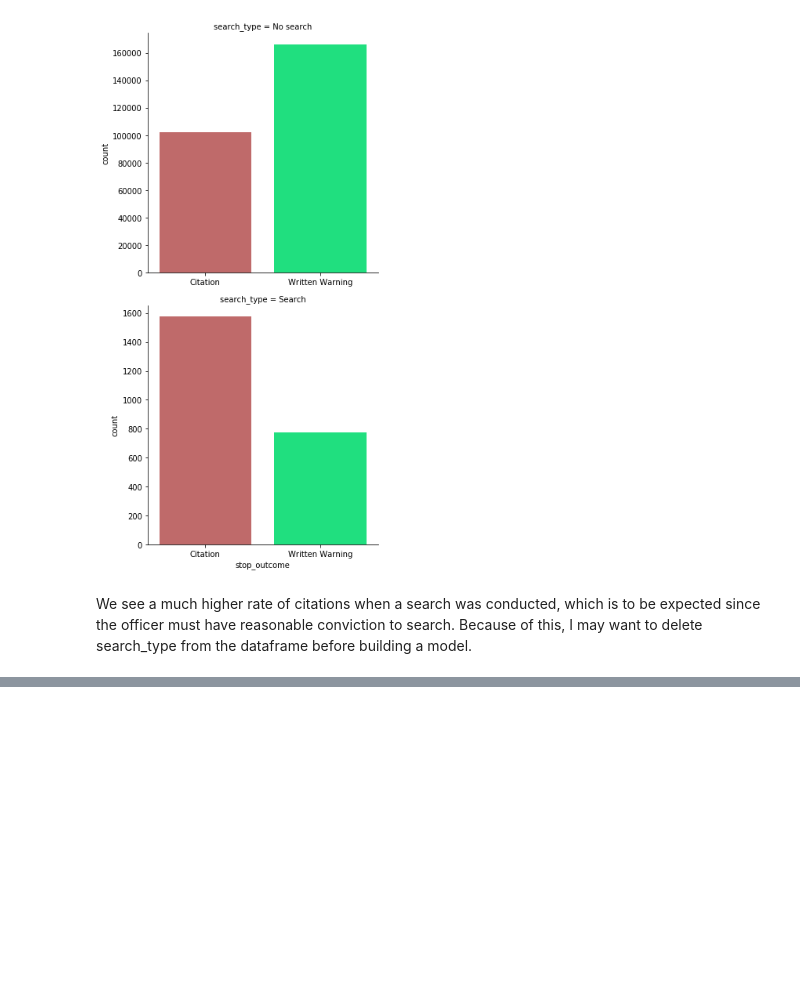
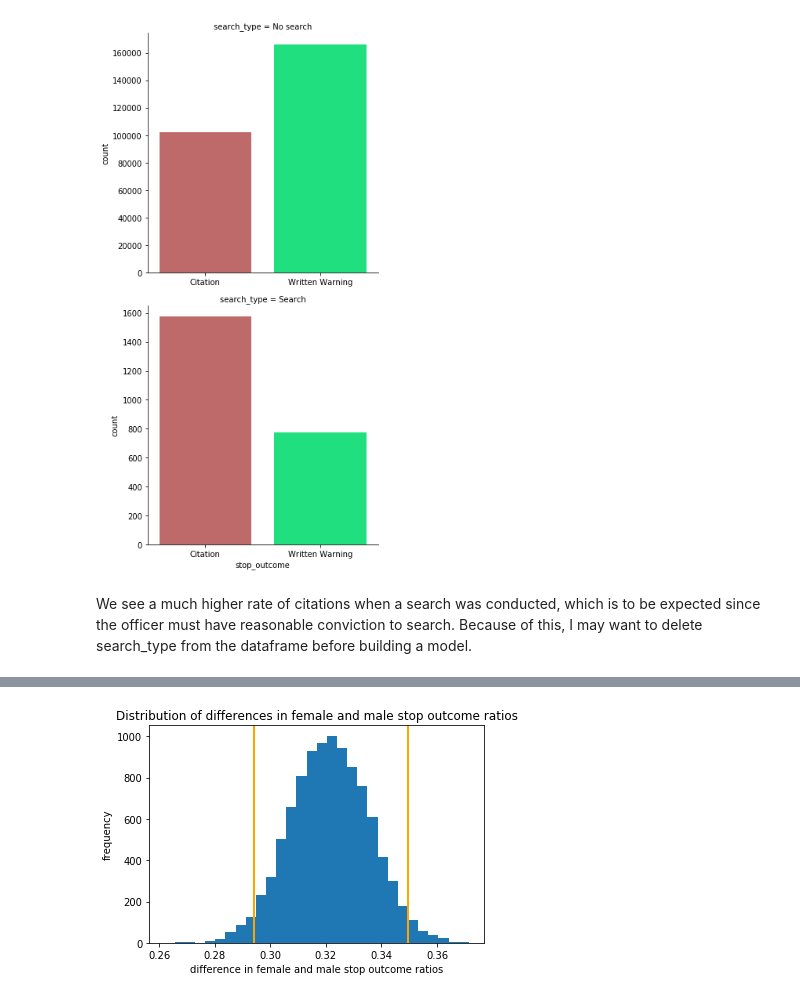
Before and after one commit to jillrosow/ticket_prediction, a Jupyter notebook: Capstone 1-Data analysis and Data story.ipynb, the cells around one changed output, grey strips where cells are left out. Saved outputs shown, nothing was run; the diff lists cells and outputs as text; code cells hidden in the pictures; blank space fills up the shorter version.

Commit message:
statistical analysis finished
statistical analysis completed plus machine learning model results displayed

```diff
--- a/Capstone 1-Data analysis and Data story.ipynb
+++ b/Capstone 1-Data analysis and Data story.ipynb
@@ -531,0 +950,21 @@ We see a much higher rate of citations when a search was conducted, which is to
+# %%
+def draw_reps(data):
+    """Generate bootstrap replicate of 1D data"""
+    bs_sample = np.random.choice(data, len(data))
+    uniqs, counts = np.unique(bs_sample, return_counts=True)
+    freqs = np.asarray((uniqs, counts))
+    return freqs[1][1] / freqs[1][0]
+# %%
+# define a function to calculate the test statistic
+def diff_between_ratios(female, male):
+    fem = draw_reps(female)
+    male = draw_reps(male)
+    return fem - male
+# %%
+# generate 10,000 replicates of the differences between ratios
+np.random.seed(47)
+ratio_diffs = [diff_between_ratios(female_outcomes, male_outcomes) for i in np.arange(10000)]
+# %%
+#calculate the 95% confidence interval of the difference of the outcome ratios
+ratio_conf = np.percentile(ratio_diffs, [2.5, 97.5])
+ratio_conf
@@ -531,0 +977,10 @@ We see a much higher rate of citations when a search was conducted, which is to
+# %%
+# plot a histogram of these values with the percentiles marked
+_ = plt.hist(ratio_diffs, bins=30)
+_ = plt.axvline(x=ratio_conf[0], color='orange', linewidth=2)
+_ = plt.axvline(x=ratio_conf[1], color='orange', linewidth=2)
+_ = plt.xlabel('difference in female and male stop outcome ratios')
+_ = plt.ylabel('frequency')
+_ = plt.title('Distribution of differences in female and male stop outcome ratios')
+# %% [output]
+[figure, added]
```
Also changed, not shown: parts of 109 cells of this notebook.
